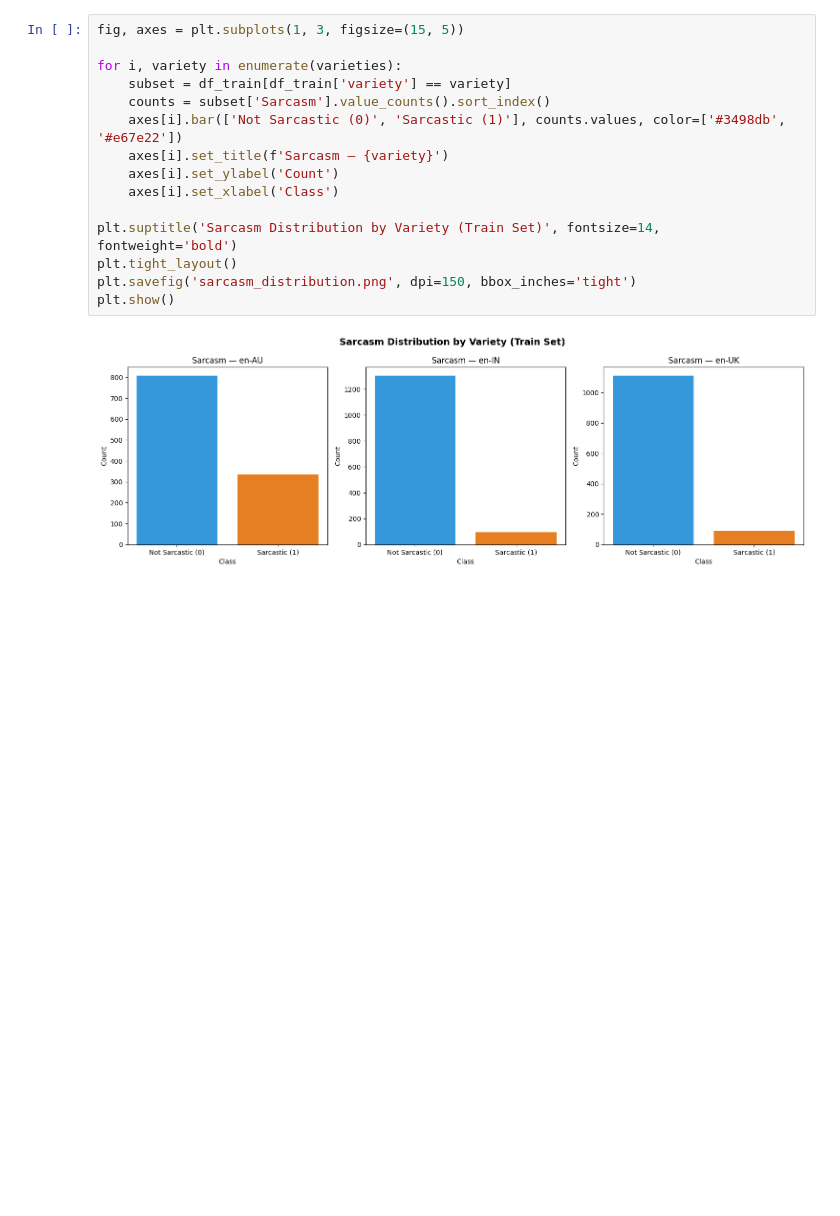
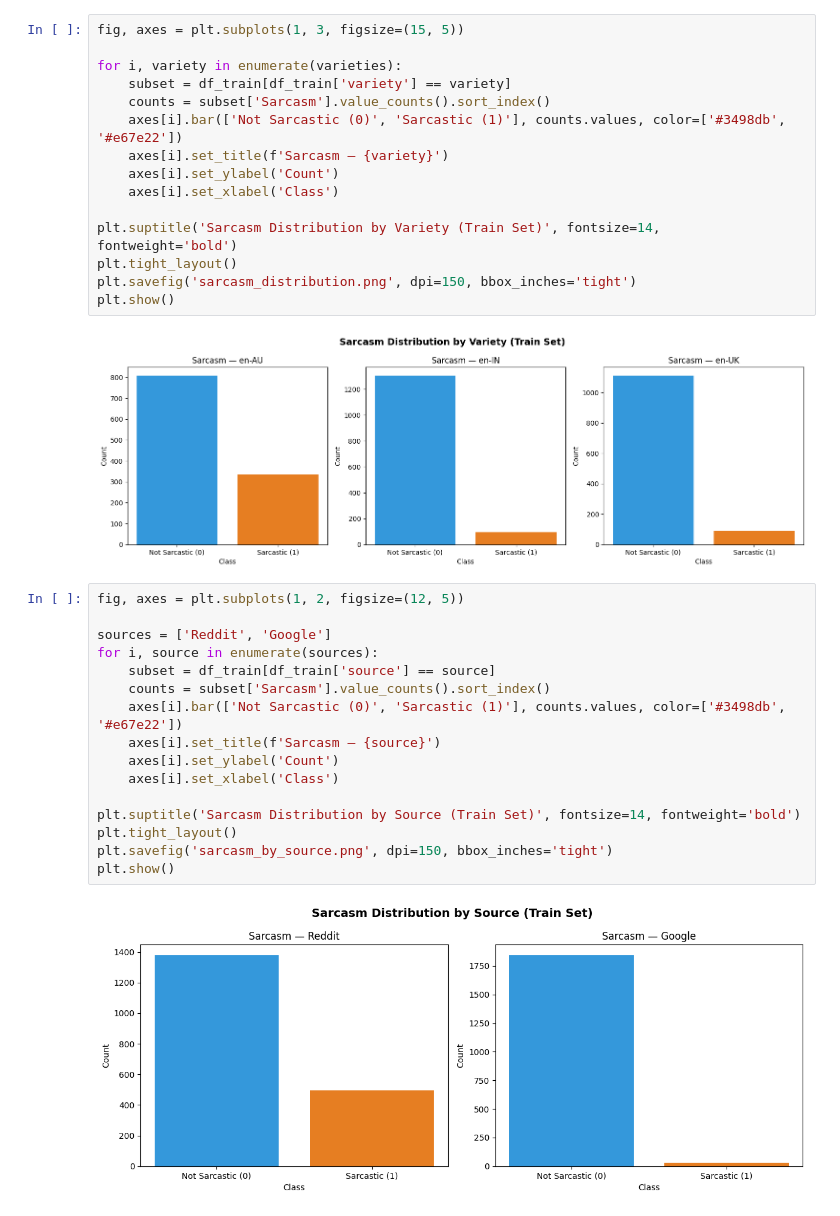
Before and after one commit to raaghavkk/UG04-NLP-COMM061, a Jupyter notebook: notebooks/raaghav_data_analysis.ipynb, the cells around one changed output. Saved outputs shown, nothing was run; the diff lists cells and outputs as text; blank space fills up the shorter version.

```diff
--- a/notebooks/raaghav_data_analysis.ipynb
+++ b/notebooks/raaghav_data_analysis.ipynb
@@ -137,3 +137,21 @@ plt.savefig('sarcasm_distribution.png', dpi=150, bbox_inches='tight')
 plt.show()
 # %% [output]
 [figure]
+# %%
+fig, axes = plt.subplots(1, 2, figsize=(12, 5))
+
+sources = ['Reddit', 'Google']
+for i, source in enumerate(sources):
+    subset = df_train[df_train['source'] == source]
+    counts = subset['Sarcasm'].value_counts().sort_index()
+    axes[i].bar(['Not Sarcastic (0)', 'Sarcastic (1)'], counts.values, color=['#3498db', '#e67e22'])
+    axes[i].set_title(f'Sarcasm — {source}')
+    axes[i].set_ylabel('Count')
+    axes[i].set_xlabel('Class')
+
+plt.suptitle('Sarcasm Distribution by Source (Train Set)', fontsize=14, fontweight='bold')
+plt.tight_layout()
+plt.savefig('sarcasm_by_source.png', dpi=150, bbox_inches='tight')
+plt.show()
+# %% [output]
+[figure, added]
```
